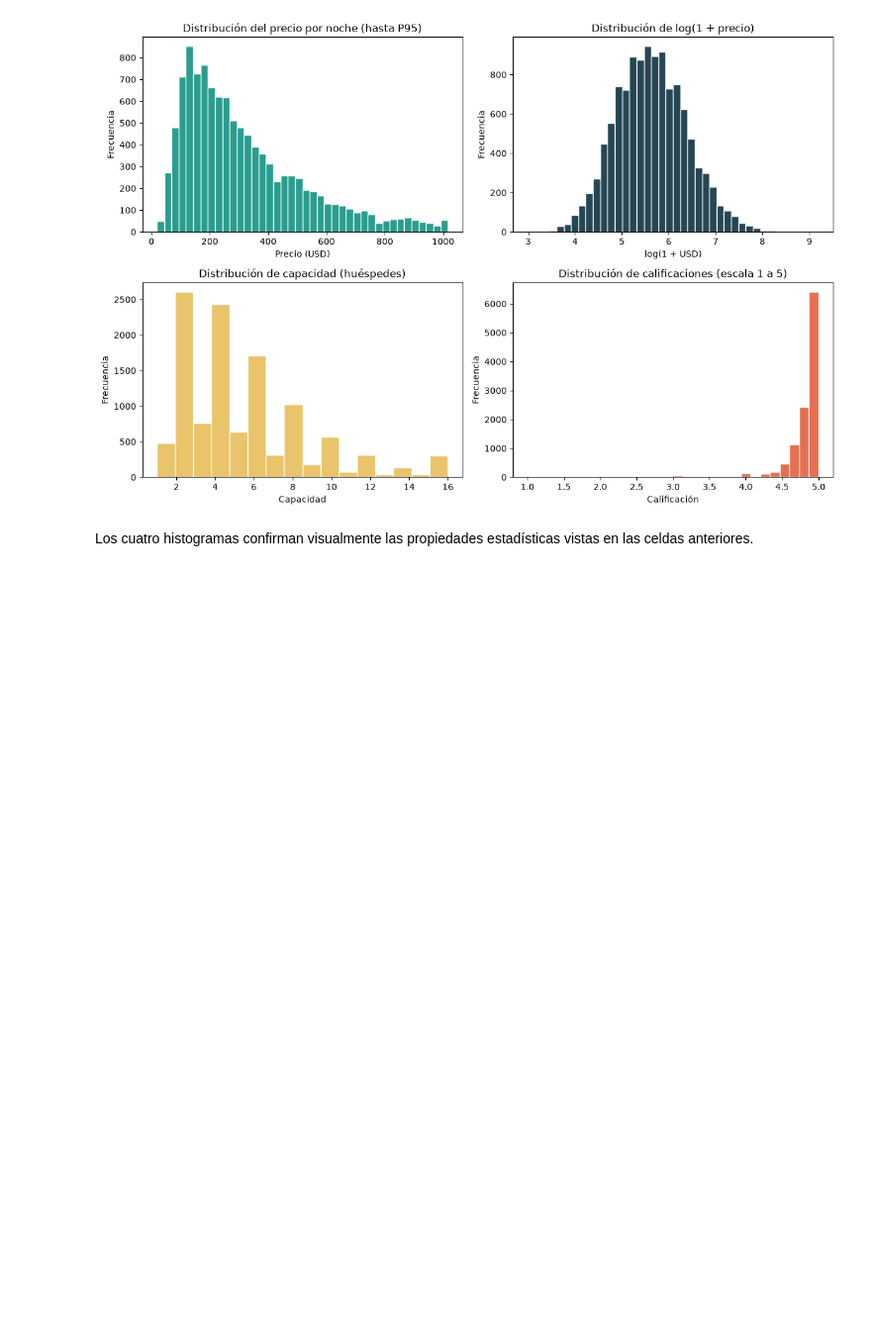
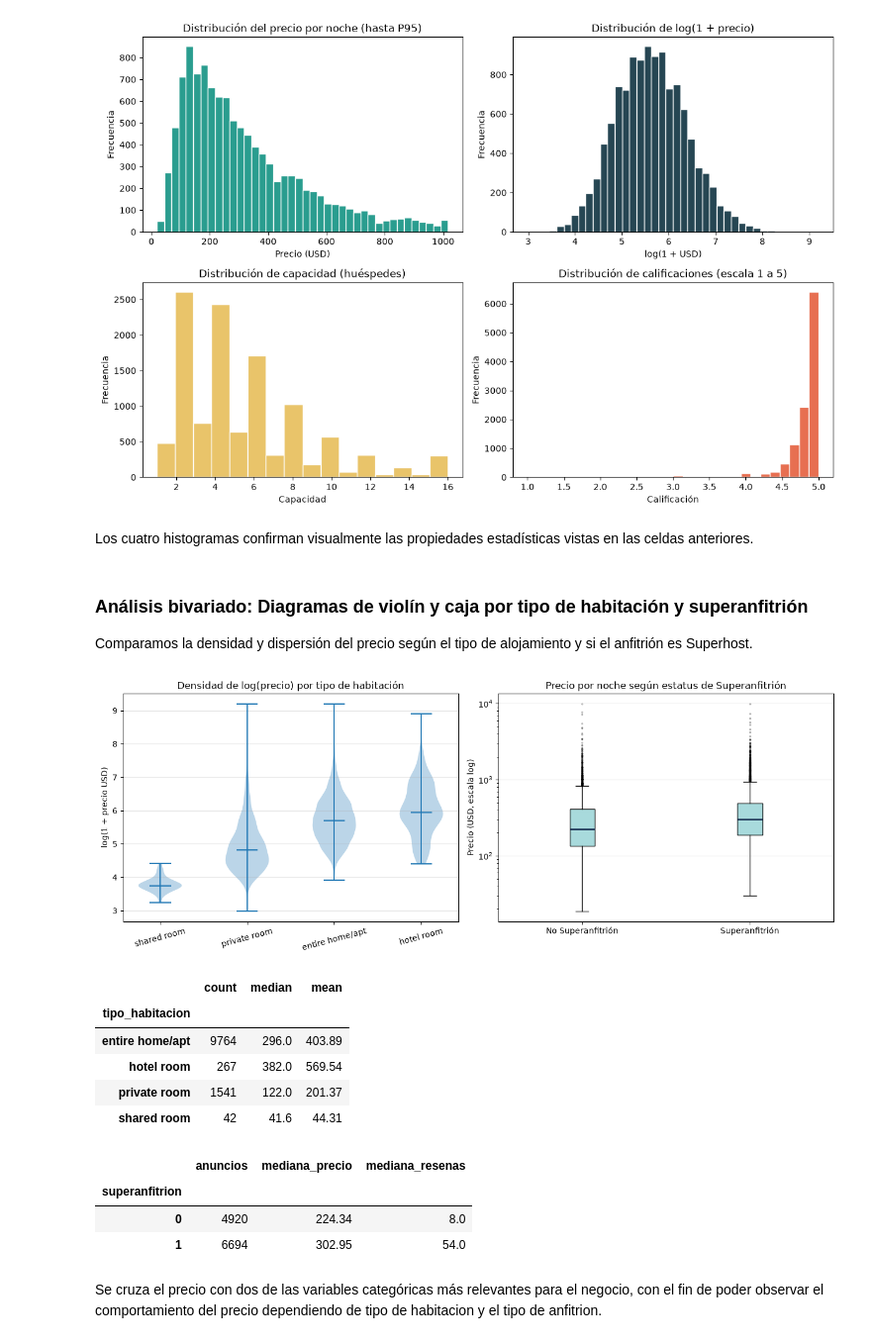
Before and after one commit to Morix9087/Proyecto-2, a Jupyter notebook: Ingenieria de Datos/Analisis exploratorio de datos.ipynb, the cells around one changed output. Shown at 99% size. Cells and saved outputs as stored; diff of their text form; code cells hidden in the pictures; blank space fills up the shorter version.

Commit message:
Análisis bivariado

```diff
--- a/Ingenieria de Datos/Analisis exploratorio de datos.ipynb
+++ b/Ingenieria de Datos/Analisis exploratorio de datos.ipynb
@@ -103,3 +103,57 @@ plt.show()
 [figure]
 # %% [markdown]
 Los cuatro histogramas confirman visualmente las propiedades estadísticas vistas en las celdas anteriores.
+# %% [markdown]
+### Análisis bivariado: Diagramas de violín y caja por tipo de habitación y superanfitrión
+Comparamos la densidad y dispersión del precio según el tipo de alojamiento y si el anfitrión es Superhost.
+# %%
+fig, ax = plt.subplots(1, 2, figsize=(13, 5))
+
+# 1. Diagrama de violín: log(precio) por tipo de habitación
+orden_tipos = df_precio.groupby("tipo_habitacion")["precio_noche_usd"].median().sort_values().index
+grupos_tipo = [np.log1p(df_precio.loc[df_precio["tipo_habitacion"] == t, "precio_noche_usd"])
+               for t in orden_tipos]
+
+ax[0].violinplot(grupos_tipo, showmedians=True)
+ax[0].set_xticks(range(1, len(orden_tipos) + 1), labels=orden_tipos, rotation=15)
+ax[0].set_title("Densidad de log(precio) por tipo de habitación")
+ax[0].set_ylabel("log(1 + precio USD)")
+ax[0].grid(axis="y", alpha=0.3)
+
+# 2. Diagrama de caja: precio (escala log) según superanfitrión
+grupos_super = [
+    df_precio.loc[df_precio["superanfitrion"] == 0, "precio_noche_usd"],
+    df_precio.loc[df_precio["superanfitrion"] == 1, "precio_noche_usd"]
+]
+ax[1].boxplot(grupos_super, tick_labels=["No Superanfitrión", "Superanfitrión"], patch_artist=True,
+              boxprops={"facecolor": "#a8dadc"}, medianprops={"color": "#1d3557", "linewidth": 2},
+              flierprops={"marker": ".", "markersize": 3, "alpha": 0.3})
+ax[1].set_yscale("log")
+ax[1].set_title("Precio por noche según estatus de Superanfitrión")
+ax[1].set_ylabel("Precio (USD, escala log)")
+ax[1].grid(axis="y", alpha=0.3)
+
+fig.tight_layout()
+plt.show()
+
+# Tabla resumen por tipo de habitación y superanfitrión
+display(df_precio.groupby("tipo_habitacion")["precio_noche_usd"].agg(["count", "median", "mean"]).round(2))
+display(df_precio.groupby("superanfitrion").agg(
+    anuncios=("id", "size"),
+    mediana_precio=("precio_noche_usd", "median"),
+    mediana_resenas=("n_resenas", "median")
+).round(2))
+# %% [output]
+[figure, added]
+|  | count | median | mean |
+| tipo_habitacion |  |  |  |
+| entire home/apt | 9764 | 296.0 | 403.89 |
+| hotel room | 267 | 382.0 | 569.54 |
+| private room | 1541 | 122.0 | 201.37 |
+| shared room | 42 | 41.6 | 44.31 |
+|  | anuncios | mediana_precio | mediana_resenas |
+| superanfitrion |  |  |  |
+| 0 | 4920 | 224.34 | 8.0 |
+| 1 | 6694 | 302.95 | 54.0 |
+# %% [markdown]
+Se cruza el precio con dos de las variables categóricas más relevantes para el negocio, con el fin de poder observar el comportamiento del precio dependiendo de tipo de habitacion y el tipo de anfitrion.
```
